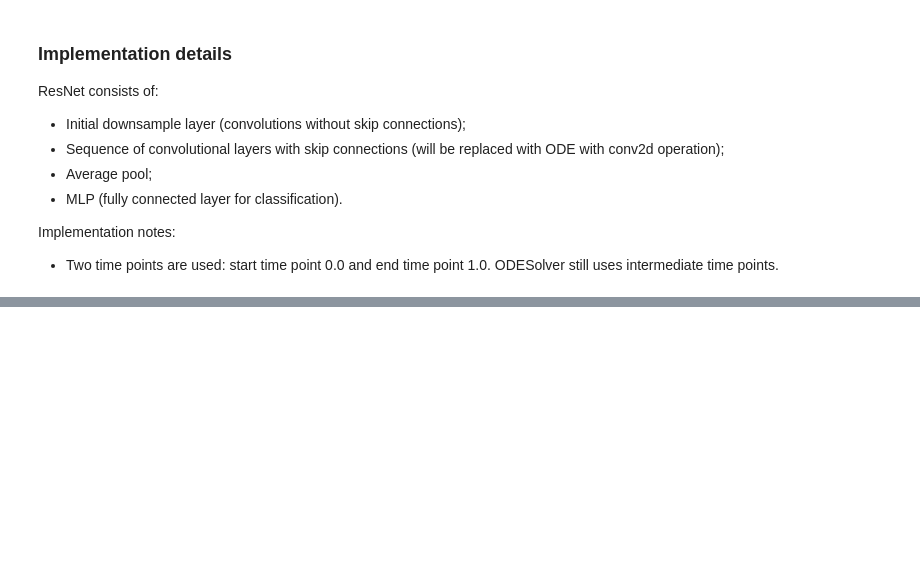
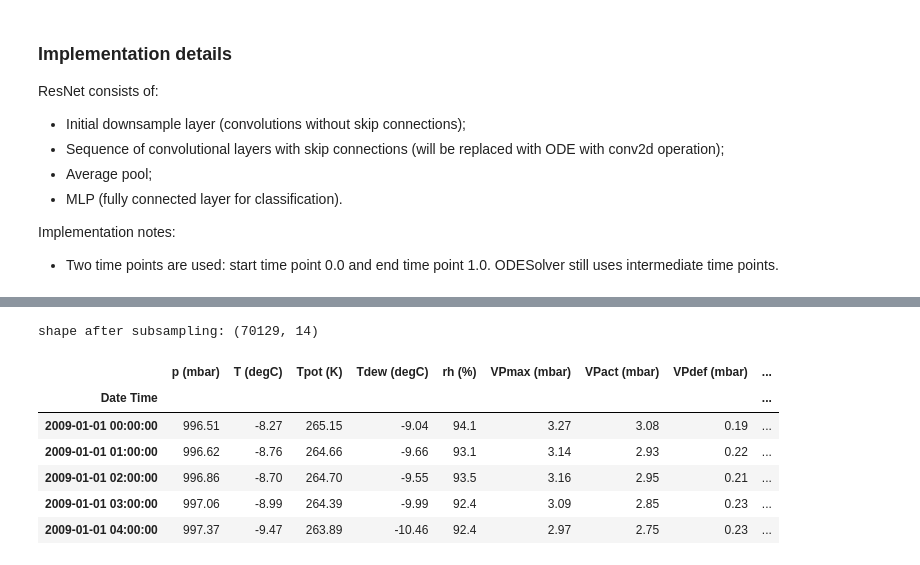
Before and after one commit to Robotmurlock/NeuralODE, a Jupyter notebook: Nodebook.ipynb, the cells around one changed output, grey strips where cells are left out. Saved outputs shown, nothing was run; the diff lists cells and outputs as text; code cells hidden in the pictures; blank space fills up the shorter version.

```diff
--- a/Nodebook.ipynb
+++ b/Nodebook.ipynb
@@ -1065,0 +1240,31 @@ plt.show()
+# %%
+# Data processing. Steps:
+# - Drop measurements 10 minute measurements without round hours
+# - Drop Nan values (keeping it simple)
+# - Replace Outliers with forward fille (previous value)
+
+# Subsample 1 hour measurements
+df = df.set_index('Date Time').resample('H').last().reset_index()
+
+# Drop Nan values
+df = df.dropna()
+
+# Replace outliers
+df = df[~((df['wv (m/s)'] == -9999) | (df['max. wv (m/s)'] == -9999))]
+df = df.set_index('Date Time').asfreq('H')
+df = df.ffill(axis = 0)
+
+print('shape after subsampling:', df.shape)
+assert not df.isna().any().any()
+column_names = list(df.columns)
+
+df.head()
+# %% [output]
+shape after subsampling: (70129, 14)
+|  | p (mbar) | T (degC) | Tpot (K) | Tdew (degC) | rh (%) | VPmax (mbar) | VPact (mbar) | VPdef (mbar) | ... |
+| Date Time |  |  |  |  |  |  |  |  | ... |
+| 2009-01-01 00:00:00 | 996.51 | -8.27 | 265.15 | -9.04 | 94.1 | 3.27 | 3.08 | 0.19 | ... |
+| 2009-01-01 01:00:00 | 996.62 | -8.76 | 264.66 | -9.66 | 93.1 | 3.14 | 2.93 | 0.22 | ... |
+| 2009-01-01 02:00:00 | 996.86 | -8.70 | 264.70 | -9.55 | 93.5 | 3.16 | 2.95 | 0.21 | ... |
+| 2009-01-01 03:00:00 | 997.06 | -8.99 | 264.39 | -9.99 | 92.4 | 3.09 | 2.85 | 0.23 | ... |
+| 2009-01-01 04:00:00 | 997.37 | -9.47 | 263.89 | -10.46 | 92.4 | 2.97 | 2.75 | 0.23 | ... |
```
Also changed, not shown: parts of 31 cells of this notebook, 3 other files.
